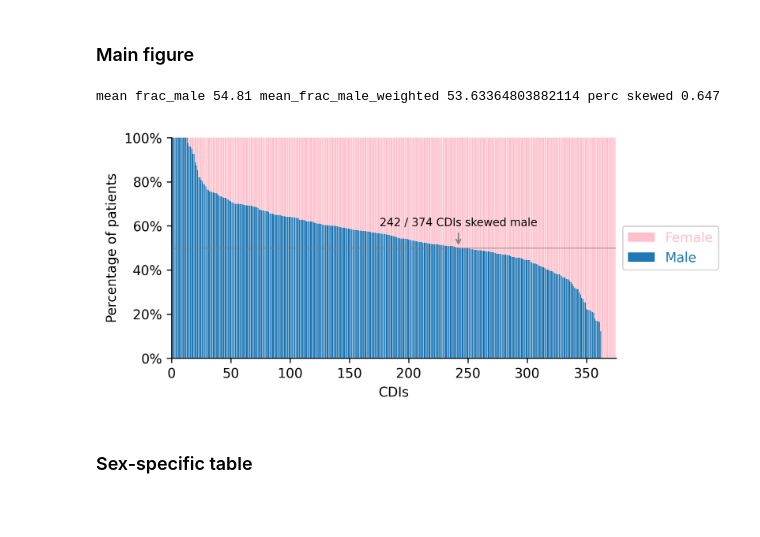
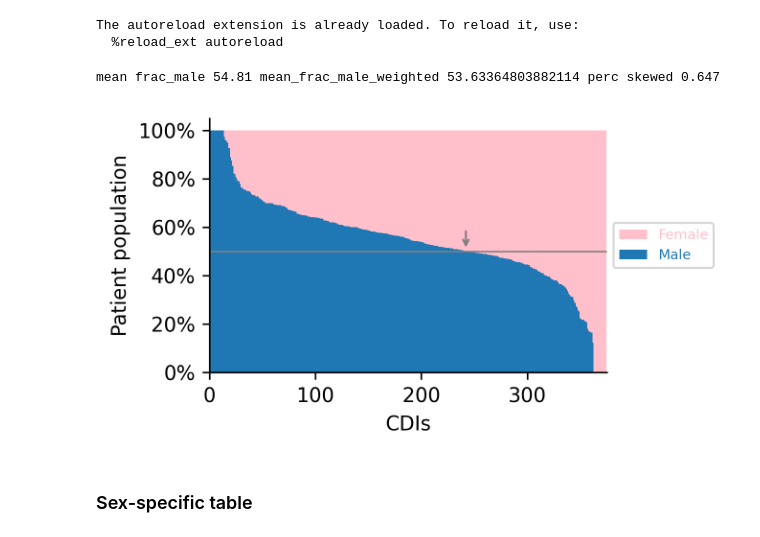
Before and after one commit to csinva/clinical-rule-analysis, a Jupyter notebook: notebooks_data_prep/06_sex_plots.ipynb, the cells around one changed output. Cells and saved outputs as stored; diff of their text form; code cells hidden in the pictures; blank space fills up the shorter version.

Commit message:
update plots for merging

```diff
--- a/notebooks_data_prep/06_sex_plots.ipynb
+++ b/notebooks_data_prep/06_sex_plots.ipynb
@@ -11,69 +11,79 @@ from os.path import join
 import numpy as np
 import seaborn as sns
 import sys
+import viz
 sys.path.append('../notebooks_llm/')
 plt.style.use('default')
 dvu.set_style()
 UNKS = {"Unk", "-", -1, "-1"}
 df = pd.read_pickle('../data/data_clean.pkl')
-
-idxs = (df["participants___male"].notnull() & ~(df["participants___male"].isin(UNKS))) & (
-    df["participants___female"].notnull() & ~(df["participants___female"].isin(UNKS))
-)
-male = df["participants___male"][idxs].astype(int)
-female = df["participants___female"][idxs].astype(int)
-frac_male = male / (male + female)
-frac_female = female / (male + female)
-ratios = (male / female).values
+# %% [output]
+The autoreload extension is already loaded. To reload it, use:
+  %reload_ext autoreload
-# %% [markdown]
-### Main figure
 # %%
+idxs = (df["participants___male"].notnull() & ~(df["participants___male"].isin(UNKS))) & (
+    df["participants___female"].notnull() & ~(
+        df["participants___female"].isin(UNKS))
+)
+male = df["participants___male"][idxs].astype(int)
+female = df["participants___female"][idxs].astype(int)
+frac_male = male / (male + female)
+frac_female = female / (male + female)
+ratios = (male / female).values
+
+
+# make plot
+
 args = np.argsort(frac_male)[::-1]
 frac_male = frac_male.values[args] * 100
 frac_female = frac_female.values[args] * 100
 
 # barplot showing frac_male and frac_female as stacked bars
-plt.figure(figsize=(6, 3), dpi=300)
+plt.figure(figsize=(4.5, 2.5), dpi=300)
 
 num_cdis = len(frac_male)
 bar_positions = np.arange(num_cdis) + 1
-plt.bar(bar_positions, frac_female, bottom=frac_male,
+plt.bar(bar_positions, frac_female, width=1, bottom=frac_male,
         label="Female", color="pink")
-plt.bar(bar_positions, frac_male, label="Male", color="C0")
-plt.axhline(50, color="gray", alpha=0.5, lw=1)
-
+plt.bar(bar_positions, frac_male, width=1, label="Male", color="C0")
+# plt.plot([0, 242], [50, 50], color="gray", alpha=0.8, lw=1)
+plt.axhline(50, color="gray", alpha=0.8, lw=1)
+plt.grid(False)
 plt.xlabel("CDIs")
-plt.ylabel("Percentage of patients")
+plt.ylabel("Patient population")
 # place legend to the right of the plot
-plt.legend(labelcolor="linecolor", loc="center left", bbox_to_anchor=(1, 0.5))
+plt.legend(labelcolor="linecolor", loc="center left",
+           bbox_to_anchor=(1, 0.5), fontsize='x-small')
 # plt.xticks(np.arange(1, num_cdis + 1, num_cdis//3), np.arange(1, num_cdis + 1, num_cdis//3))
 plt.xlim(left=0, right=num_cdis + 1)
 plt.yticks(np.arange(0, 101, 20), [f"{t}%" for t in np.arange(0, 101, 20)])
 
 # annotate the point where the two bars cross 50 percent
 x_cross = np.where(frac_male <= frac_female)[0][0]
 plt.annotate(
-    f"{x_cross} / {num_cdis} CDIs skewed male",
+    # f"{x_cross} / {num_cdis} CDIs skewed male",
+    "",
     (x_cross, 50),
     xytext=(x_cross, 60),
     ha="center",
     arrowprops=dict(arrowstyle="->", color="gray"),
-    fontsize="small",
+    fontsize="x-small",
 )
 print(
     "mean frac_male",
     np.mean(frac_male).round(2),
     'mean_frac_male_weighted',
     np.average(frac_male, weights=male + female),
     "perc skewed",
     round(np.sum(frac_male > frac_female) / len(frac_male), 3),
 )
-
+plt.tight_layout()
+viz.savefig('sex_distr')
 # Show the plot
 plt.show()
 # %% [output]
 mean frac_male 54.81 mean_frac_male_weighted 53.63364803882114 perc skewed 0.647
-[figure, old version]
+[figure, new version]
 # %% [markdown]
 ### Sex-specific table
 # %%
```
Also changed, not shown: 11 other files.
